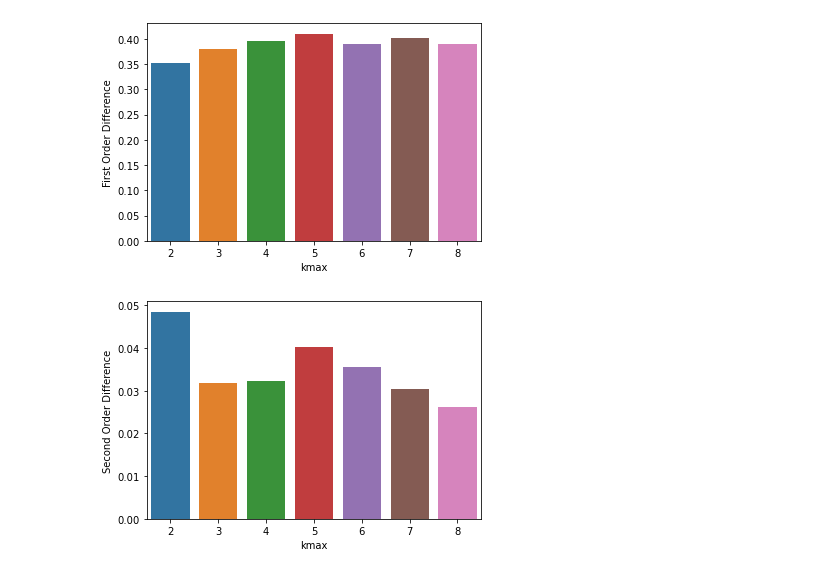
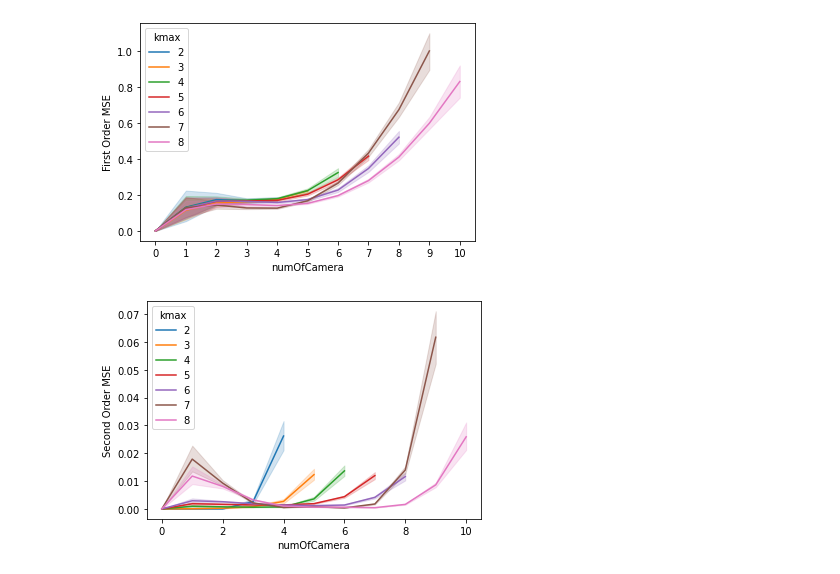
Before and after one commit to SYJINTW/camera_placement_analysis, a Jupyter notebook: coverage_analysis.ipynb, the cells around one changed output. Saved outputs shown, nothing was run; the diff lists cells and outputs as text; code cells hidden in the pictures.

```diff
--- a/coverage_analysis.ipynb
+++ b/coverage_analysis.ipynb
@@ -144,33 +184,16 @@ def allCoverageResultAverage(filePath: Path):
         # plt.savefig(f'./img/frame_to_frame_quality/psnr_frame_pose_in_6x6_ArchVizInterior_rec20_AdditiveSynthesizer_all_pose.eps', dpi=300)
         # plt.savefig(f'./img/frame_to_frame_quality/psnr_frame_pose_in_6x6_ArchVizInterior_rec20_AdditiveSynthesizer_all_pose.png', dpi=300)
     plt.show()
-# %%
-if __name__ == '__main__':
-    # expDir = Path('./exp11')
-    # loadAllJson(expDir)
-
-    # allResultFilePathGen = Path('.').glob('*_allResults.csv')
-    allResultFilePath = Path('./exp11_allResults.csv')
-    allCoverageResultAverage(allResultFilePath)
-    # allResultAverageCDF(allResultFilePath)
-    # allResultAveragePose(allResultFilePath)
-    # allFrameByFrame(allResultFilePath)
-    # slvrAllPoseFrameByFrame(allResultFilePath)
-    # NSAkmax(allResultFilePath)
-    # NSA2kmax(allResultFilePath)
-    # NSA_NSA2(allResultFilePath)
-    # NSA_NSA2_NSA2Relaxed(allResultFilePath)
-    # compareDS(allResultFilePathGen)
-    # slvrNSANSA2FrameByFrame(allResultFilePath)
-    # slvrNSANSA2AllPoseFrameByFrame(allResultFilePath)
-
-    # resultFilePath1 = Path('./exp6_allResults.csv')
-    # resultFilePath2 = Path('./exp7_allResults.csv')
-    # diffKmaxCDF(resultFilePath1, resultFilePath2)
-
-    # resultFilePath1 = Path('./exp5_allResults.csv')
-    # resultFilePath2 = Path('./exp7_allResults.csv')
-    # mergeCsv(resultFilePath1,resultFilePath2,'exp5_exp7')
-# %% [output]
-[figure, removed]
-[figure, removed]
+# %%
+if __name__ == '__main__':
+    # resultFilePath = Path('.')/'exp11'
+    # separateAllExp11(resultFilePath)
+
+    # allResultFilePathGen = Path('.').glob('*_allResults.csv')
+    # allCoverageResultAverage(allResultFilePath)
+
+    allResultFilePath = Path('./exp11_allResults.csv')
+    MSEPlot(allResultFilePath)
+# %% [output]
+[figure, added]
+[figure, added]
```
Also changed, not shown: parts of 3 cells of this notebook, 4 other files.
